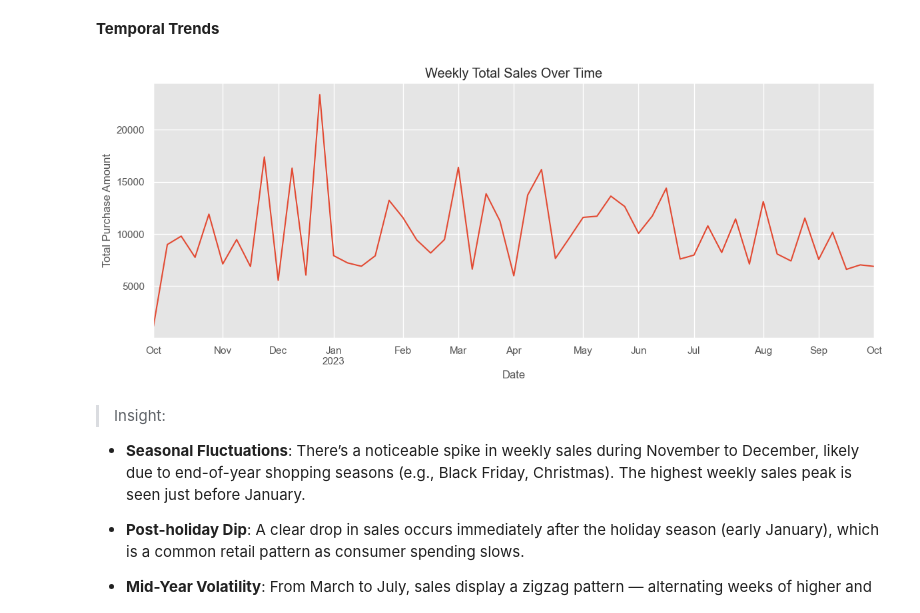
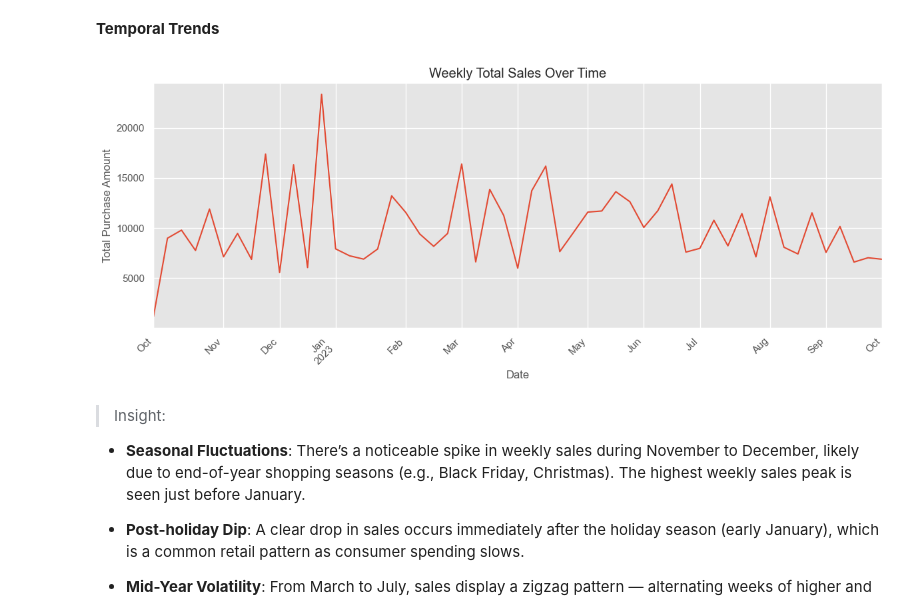
Before and after one commit to mandele1999/fashion-retail-sales, a Jupyter notebook: notebooks/02_data _exploration.ipynb, the cells around one changed output. Saved outputs shown, nothing was run; the diff lists cells and outputs as text; code cells hidden in the pictures.

```diff
--- a/notebooks/02_data _exploration.ipynb
+++ b/notebooks/02_data _exploration.ipynb
@@ -207,16 +207,18 @@ plt.show()
 # %%
 # Convert to datetime
 df['date_purchase'] = pd.to_datetime(df['date_purchase'])
 
 # Purchase trend over time
 df.set_index('date_purchase')['purchase_amount_(usd)'].resample('W').sum().plot(figsize=(12, 5))
 plt.title("Weekly Total Sales Over Time")
 plt.ylabel("Total Purchase Amount")
 plt.xlabel("Date")
+plt.xticks(rotation=45, ha='right')
+
 plt.tight_layout()
 plt.show()
 # %% [output]
-[figure, old version]
+[figure, new version]
 # %% [markdown]
 > Insight:
 
```
Also changed, not shown: parts of 4 cells of this notebook.
